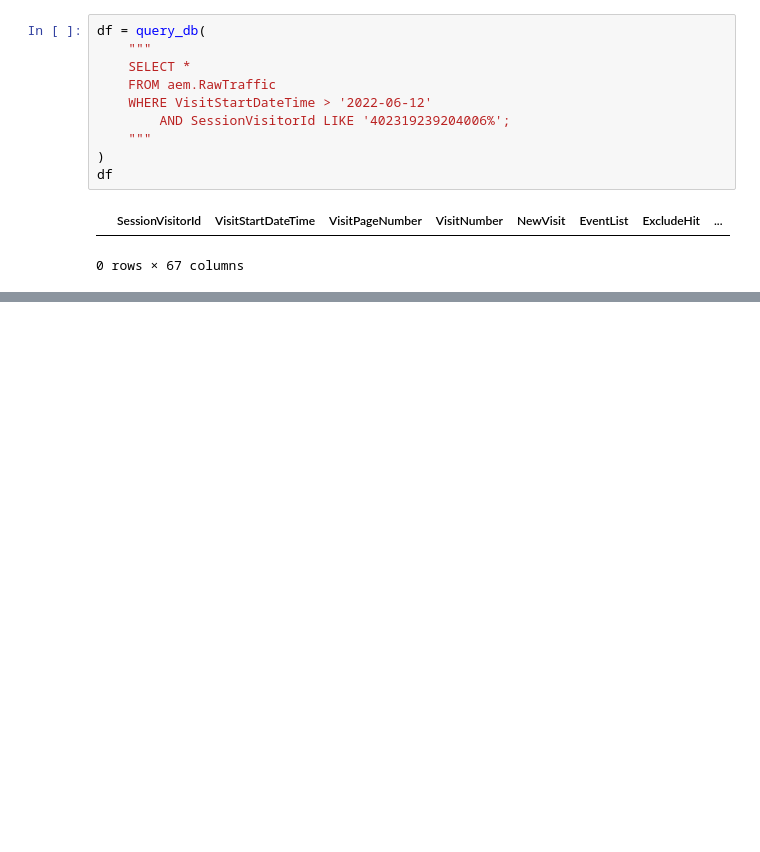
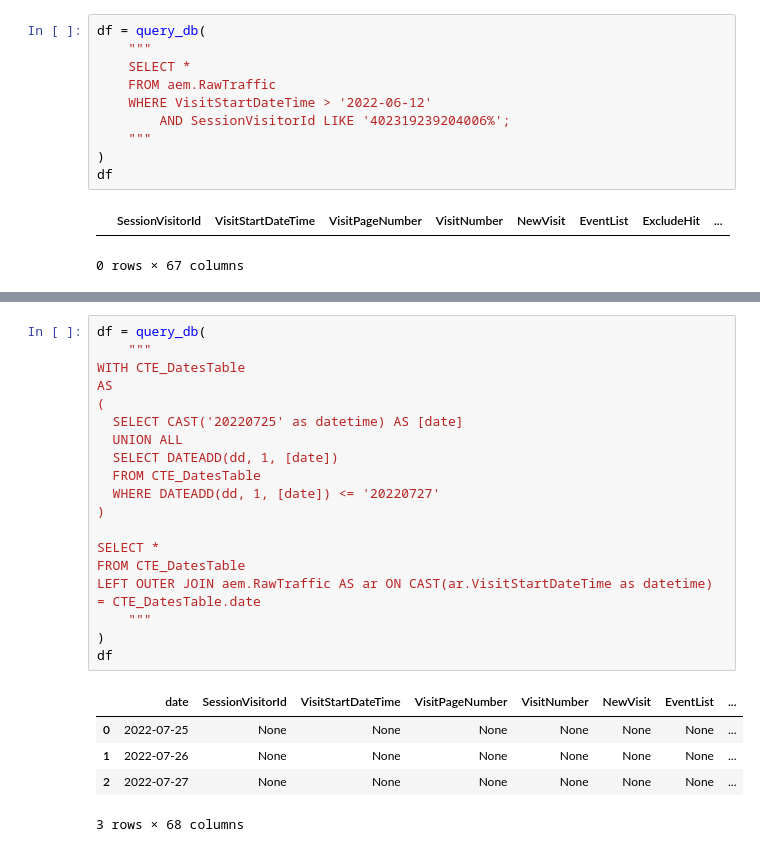
Before and after one commit to wyang-pisrc/ra-mdp, a Jupyter notebook: engagement_scoring/engagement_scoring.ipynb, the cells around one changed output, grey strips where cells are left out. Drawn from its saved outputs; the diff is of its cells as text; blank space fills up the shorter version.

```diff
--- a/engagement_scoring/engagement_scoring.ipynb
+++ b/engagement_scoring/engagement_scoring.ipynb
@@ -442,0 +474,25 @@ df
+# %%
+df = query_db(
+    """
+WITH CTE_DatesTable
+AS
+(
+  SELECT CAST('20220725' as datetime) AS [date]
+  UNION ALL
+  SELECT DATEADD(dd, 1, [date])
+  FROM CTE_DatesTable
+  WHERE DATEADD(dd, 1, [date]) <= '20220727'
+)
+
+SELECT *
+FROM CTE_DatesTable
+LEFT OUTER JOIN aem.RawTraffic AS ar ON CAST(ar.VisitStartDateTime as datetime) = CTE_DatesTable.date
+    """
+)
+df
+# %% [output]
+|  | date | SessionVisitorId | VisitStartDateTime | VisitPageNumber | VisitNumber | NewVisit | EventList | ... |
+| 0 | 2022-07-25 | None | None | None | None | None | None | ... |
+| 1 | 2022-07-26 | None | None | None | None | None | None | ... |
+| 2 | 2022-07-27 | None | None | None | None | None | None | ... |
+3 rows × 68 columns
```
Also changed, not shown: parts of 8 cells of this notebook, 4 other files.
